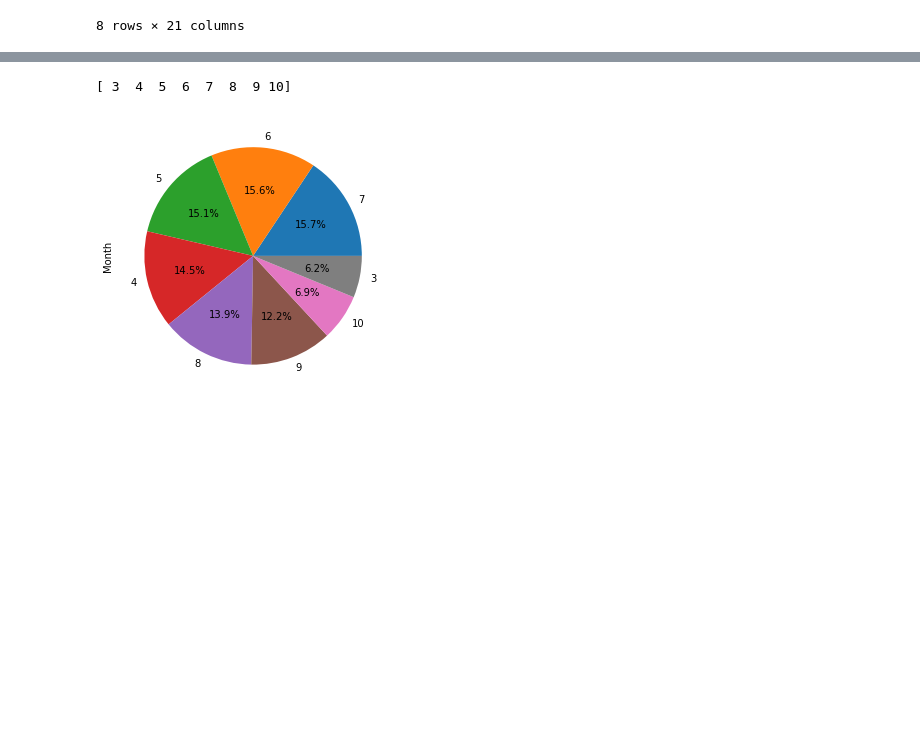
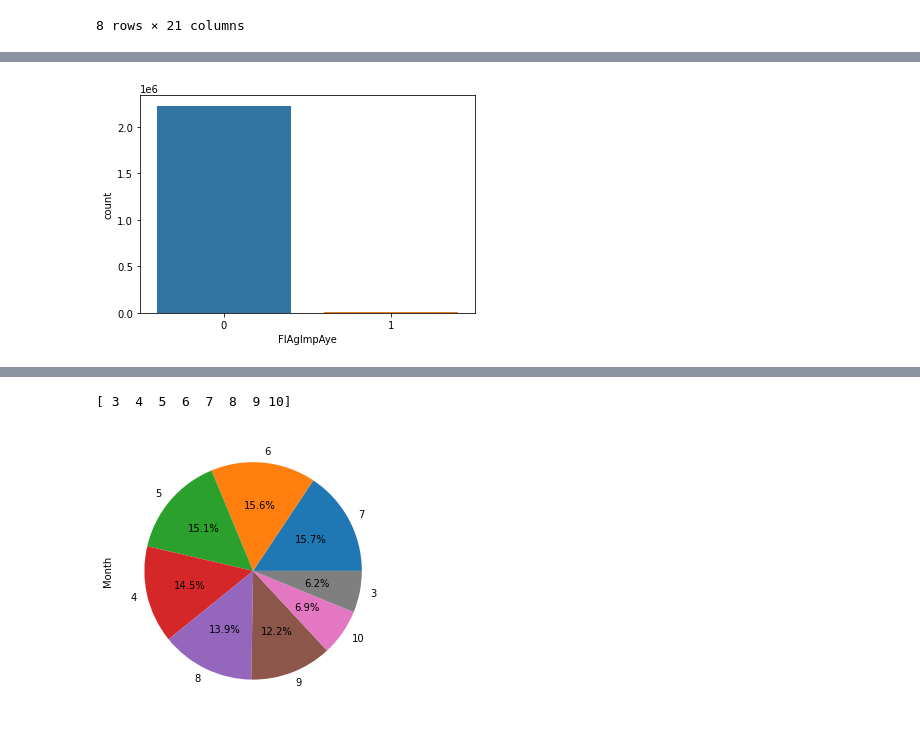
Before and after one commit to hoangkhanh2510/Fraud, a Jupyter notebook: BIG DATA.ipynb, the cells around one changed output, grey strips where cells are left out. Cells and saved outputs as stored; diff of their text form; code cells hidden in the pictures; blank space fills up the shorter version.

```diff
--- a/BIG DATA.ipynb
+++ b/BIG DATA.ipynb
@@ -190,0 +203,7 @@ Le but est de creer train et test chrono, pas en aléatoire donc nous allons obs
+# %%
+#Barplot
+import seaborn as sns
+#sns.set_theme(style="darkgrid")
+ax = sns.countplot(x="FlAgImpAye", data=df)
+# %% [output]
+[figure, added]
```
Also changed, not shown: parts of 42 cells of this notebook.
